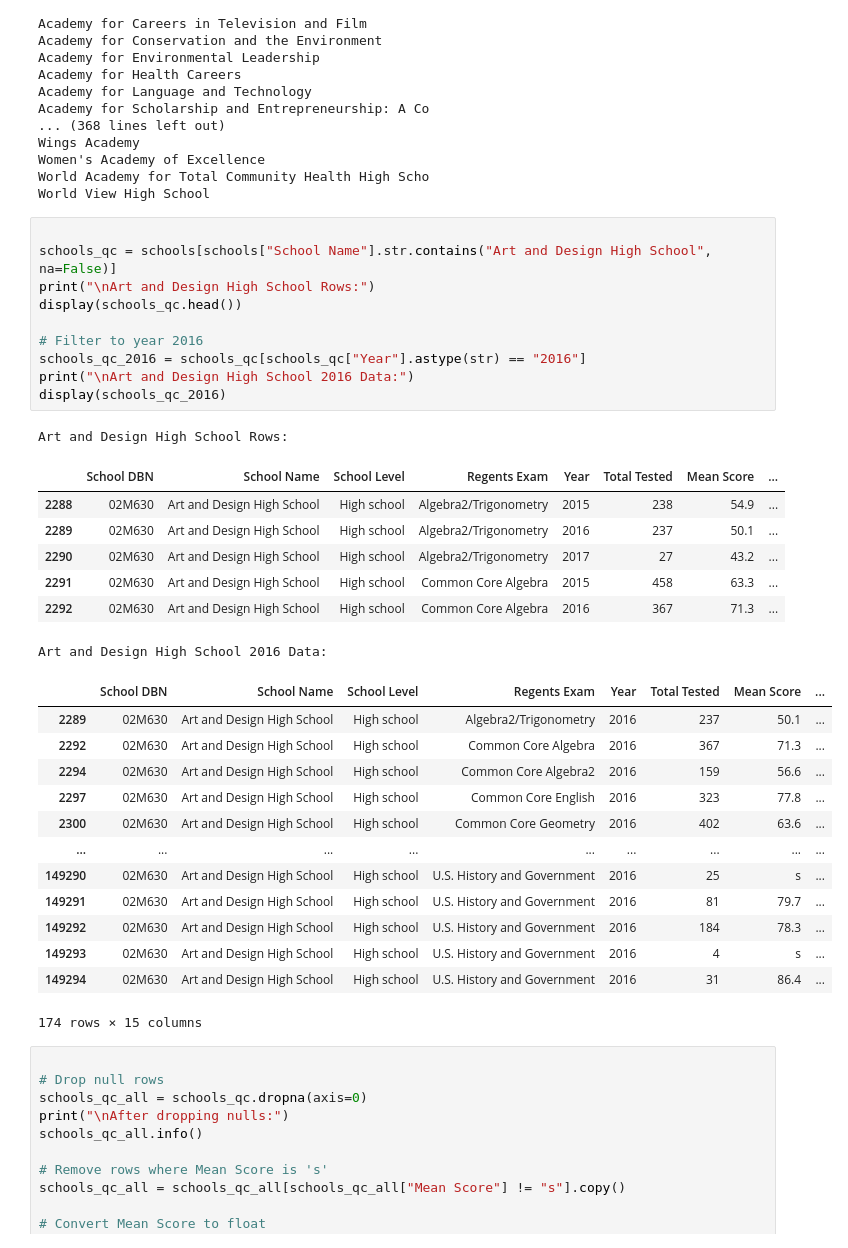
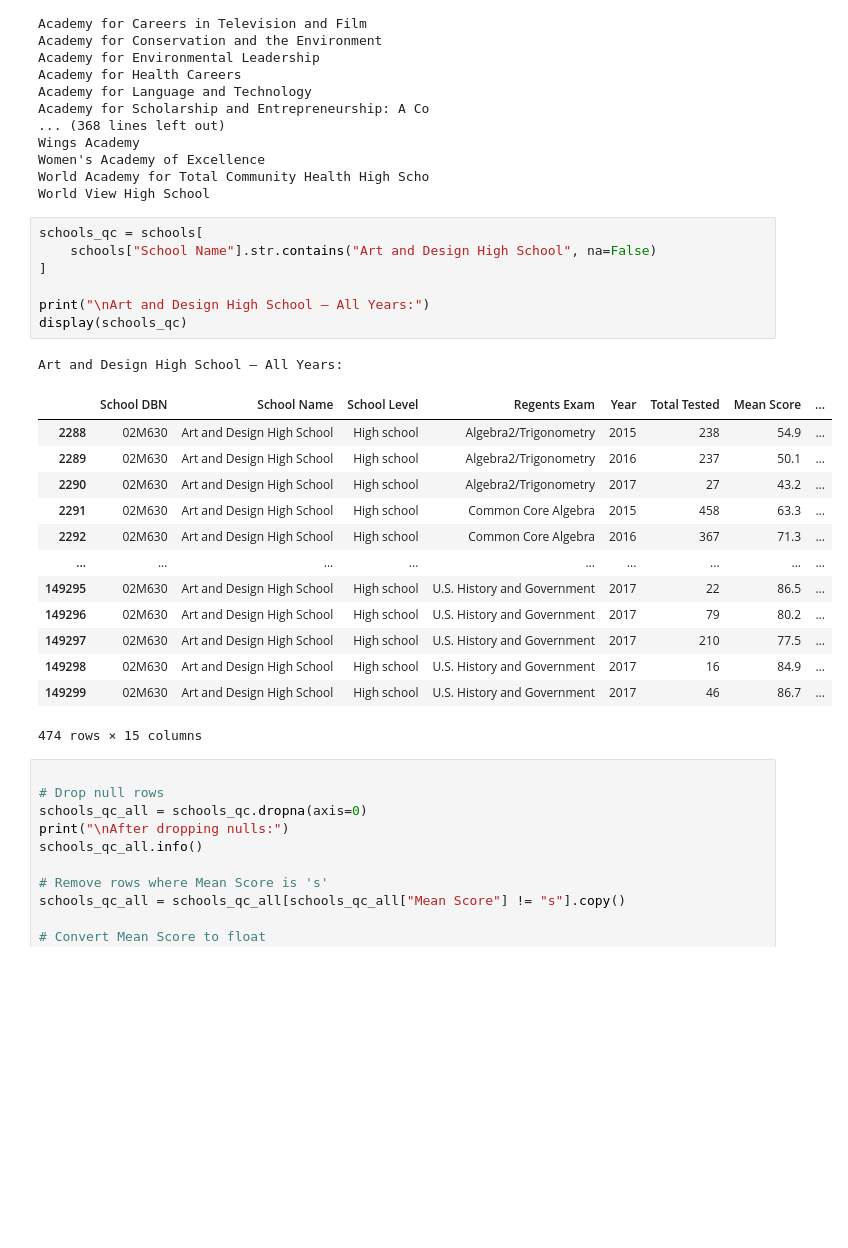
Before and after one commit to madfrantic/helloworld, a Jupyter notebook: project01b.ipynb, the cells around one changed output. Cells and saved outputs as stored; diff of their text form; blank space fills up the shorter version.

```diff
--- a/project01b.ipynb
+++ b/project01b.ipynb
@@ -61,37 +61,27 @@ Women's Academy of Excellence
 World Academy for Total Community Health High Scho
 World View High School
 # %%
+schools_qc = schools[
+    schools["School Name"].str.contains("Art and Design High School", na=False)
+]
 
-schools_qc = schools[schools["School Name"].str.contains("Art and Design High School", na=False)]
-print("\nArt and Design High School Rows:")
-display(schools_qc.head())
-
-# Filter to year 2016
-schools_qc_2016 = schools_qc[schools_qc["Year"].astype(str) == "2016"]
-print("\nArt and Design High School 2016 Data:")
-display(schools_qc_2016)
+print("\nArt and Design High School — All Years:")
+display(schools_qc)
 # %% [output]
-Art and Design High School Rows:
+Art and Design High School — All Years:
 |  | School DBN | School Name | School Level | Regents Exam | Year | Total Tested | Mean Score | ... |
 | 2288 | 02M630 | Art and Design High School | High school | Algebra2/Trigonometry | 2015 | 238 | 54.9 | ... |
 | 2289 | 02M630 | Art and Design High School | High school | Algebra2/Trigonometry | 2016 | 237 | 50.1 | ... |
 | 2290 | 02M630 | Art and Design High School | High school | Algebra2/Trigonometry | 2017 | 27 | 43.2 | ... |
 | 2291 | 02M630 | Art and Design High School | High school | Common Core Algebra | 2015 | 458 | 63.3 | ... |
 | 2292 | 02M630 | Art and Design High School | High school | Common Core Algebra | 2016 | 367 | 71.3 | ... |
+| ... | ... | ... | ... | ... | ... | ... | ... | ... |
+| 149295 | 02M630 | Art and Design High School | High school | U.S. History and Government | 2017 | 22 | 86.5 | ... |
+| 149296 | 02M630 | Art and Design High School | High school | U.S. History and Government | 2017 | 79 | 80.2 | ... |
+| 149297 | 02M630 | Art and Design High School | High school | U.S. History and Government | 2017 | 210 | 77.5 | ... |
+| 149298 | 02M630 | Art and Design High School | High school | U.S. History and Government | 2017 | 16 | 84.9 | ... |
+| 149299 | 02M630 | Art and Design High School | High school | U.S. History and Government | 2017 | 46 | 86.7 | ... |
-Art and Design High School 2016 Data:
+474 rows × 15 columns
-|  | School DBN | School Name | School Level | Regents Exam | Year | Total Tested | Mean Score | ... |
-| 2289 | 02M630 | Art and Design High School | High school | Algebra2/Trigonometry | 2016 | 237 | 50.1 | ... |
-| 2292 | 02M630 | Art and Design High School | High school | Common Core Algebra | 2016 | 367 | 71.3 | ... |
-| 2294 | 02M630 | Art and Design High School | High school | Common Core Algebra2 | 2016 | 159 | 56.6 | ... |
-| 2297 | 02M630 | Art and Design High School | High school | Common Core English | 2016 | 323 | 77.8 | ... |
-| 2300 | 02M630 | Art and Design High School | High school | Common Core Geometry | 2016 | 402 | 63.6 | ... |
-| ... | ... | ... | ... | ... | ... | ... | ... | ... |
-| 149290 | 02M630 | Art and Design High School | High school | U.S. History and Government | 2016 | 25 | s | ... |
-| 149291 | 02M630 | Art and Design High School | High school | U.S. History and Government | 2016 | 81 | 79.7 | ... |
-| 149292 | 02M630 | Art and Design High School | High school | U.S. History and Government | 2016 | 184 | 78.3 | ... |
-| 149293 | 02M630 | Art and Design High School | High school | U.S. History and Government | 2016 | 4 | s | ... |
-| 149294 | 02M630 | Art and Design High School | High school | U.S. History and Government | 2016 | 31 | 86.4 | ... |
-174 rows × 15 columns
 # %%
 
 # Drop null rows
```
